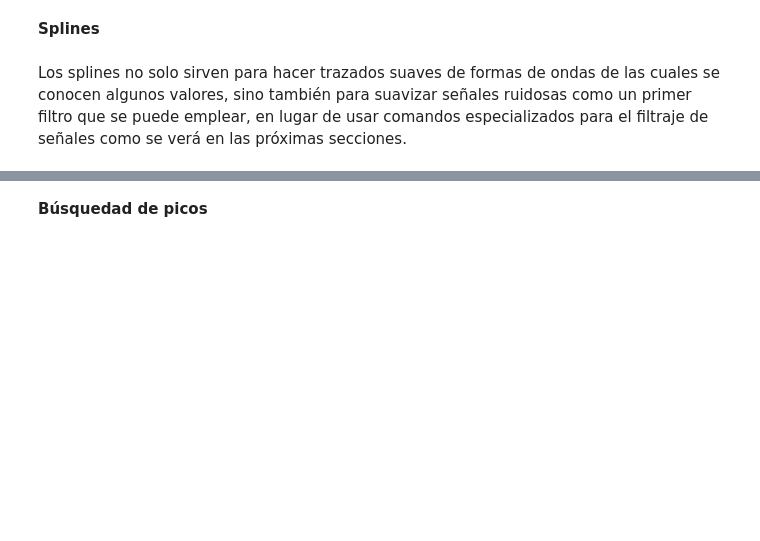
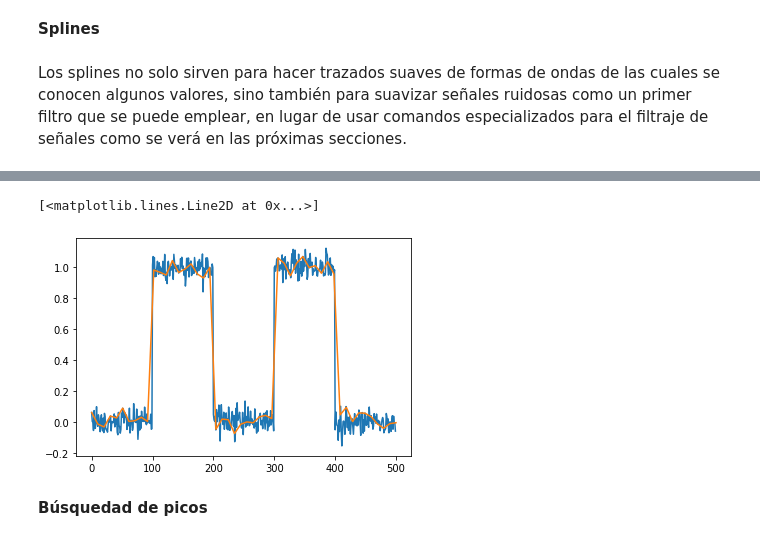
Before and after one commit to COFAlumni-USB/Physics-REBoot-Applied-Science-Bootcamp, a Jupyter notebook: Presentaciones_Ponentes/Dia 1/Paquetes_de_Python.ipynb, the cells around one changed output, grey strips where cells are left out. Drawn from its saved outputs; the diff is of its cells as text; code cells hidden in the pictures; blank space fills up the shorter version.

```diff
--- a/Presentaciones_Ponentes/Dia 1/Paquetes_de_Python.ipynb
+++ b/Presentaciones_Ponentes/Dia 1/Paquetes_de_Python.ipynb
@@ -1199,15 +1547,18 @@ plt.plot(points[:,0], points[:,1], 'o', label="points");
 # %%
 rng = numpy.random.default_rng(); #numeros aleatorios para la adicion de ruido
-sig = numpy.repeat([0., 1., 0.], 100); #generacion de pulso cuadrado
+sig = numpy.repeat([0.,1,0 ,1., 0.], 100); #generacion de pulso cuadrado
 t = numpy.linspace(0, len(sig)); #dominio de la forma de onda
 
 sig += rng.standard_normal(len(sig))*0.05;  #adicion de ruido a la senal
 
 filtered = signal.cspline1d_eval(signal.cspline1d(sig), t); #interpolacion y evaluacion
 
 #graficacion
 plt.plot(sig, label="signal")
 plt.plot(t, filtered, label="filtered")
+# %% [output]
+[<matplotlib.lines.Line2D at 0x...>]
+[figure, added]
 # %% [markdown]
 **Búsquedad de picos**
 # %% [markdown]
```
Also changed, not shown: parts of 135 cells of this notebook.
